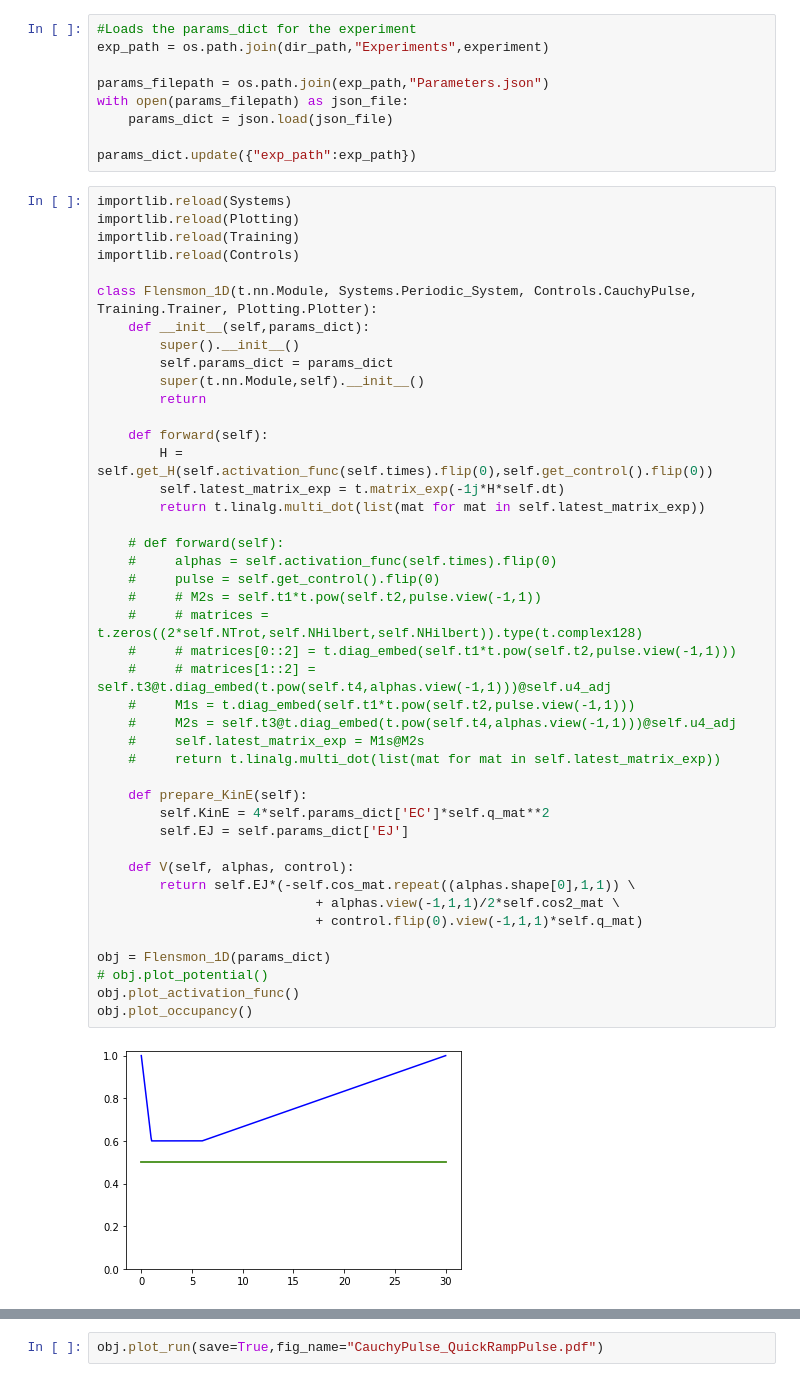
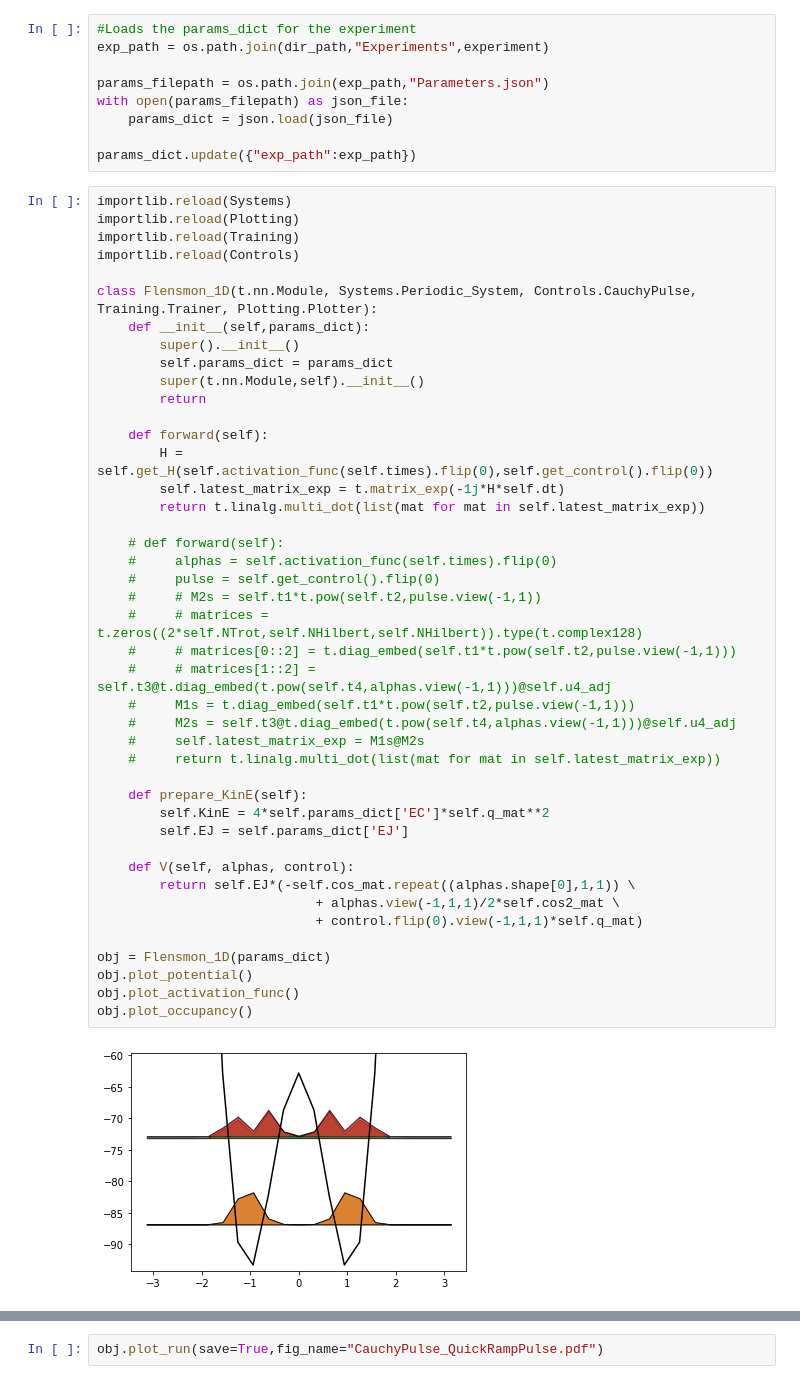
Before and after one commit to Vinther901/Quantum-Optimal-Control, a Jupyter notebook: 1DToyExample/RunExperiments.ipynb, the cells around one changed output, grey strips where cells are left out. Drawn from its saved outputs; the diff is of its cells as text.

```diff
--- a/1DToyExample/RunExperiments.ipynb
+++ b/1DToyExample/RunExperiments.ipynb
@@ -43,32 +43,32 @@ class Flensmon_1D(t.nn.Module, Systems.Periodic_System, Controls.CauchyPulse, Tr
     def forward(self):
         H = self.get_H(self.activation_func(self.times).flip(0),self.get_control().flip(0))
         self.latest_matrix_exp = t.matrix_exp(-1j*H*self.dt)
         return t.linalg.multi_dot(list(mat for mat in self.latest_matrix_exp))
 
     # def forward(self):
     #     alphas = self.activation_func(self.times).flip(0)
     #     pulse = self.get_control().flip(0)
     #     # M2s = self.t1*t.pow(self.t2,pulse.view(-1,1))
     #     # matrices = t.zeros((2*self.NTrot,self.NHilbert,self.NHilbert)).type(t.complex128)
     #     # matrices[0::2] = t.diag_embed(self.t1*t.pow(self.t2,pulse.view(-1,1)))
     #     # matrices[1::2] = self.t3@t.diag_embed(t.pow(self.t4,alphas.view(-1,1)))@self.u4_adj
     #     M1s = t.diag_embed(self.t1*t.pow(self.t2,pulse.view(-1,1)))
     #     M2s = self.t3@t.diag_embed(t.pow(self.t4,alphas.view(-1,1)))@self.u4_adj
     #     self.latest_matrix_exp = M1s@M2s
     #     return t.linalg.multi_dot(list(mat for mat in self.latest_matrix_exp))
 
     def prepare_KinE(self):
         self.KinE = 4*self.params_dict['EC']*self.q_mat**2
         self.EJ = self.params_dict['EJ']
 
     def V(self, alphas, control):
         return self.EJ*(-self.cos_mat.repeat((alphas.shape[0],1,1)) \
                             + alphas.view(-1,1,1)/2*self.cos2_mat \
                             + control.flip(0).view(-1,1,1)*self.q_mat)
 
 obj = Flensmon_1D(params_dict)
-# obj.plot_potential()
+obj.plot_potential()
 obj.plot_activation_func()
 obj.plot_occupancy()
 # %% [output]
-[figure, old version]
+[figure, new version]
```
Also changed, not shown: parts of 4 cells of this notebook, 2 other files.
